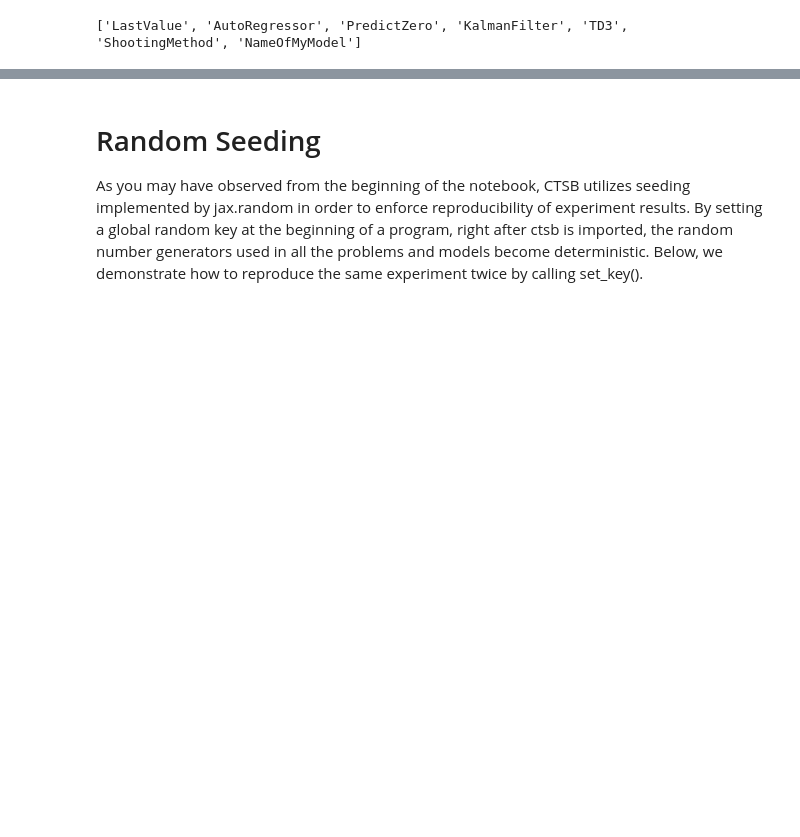
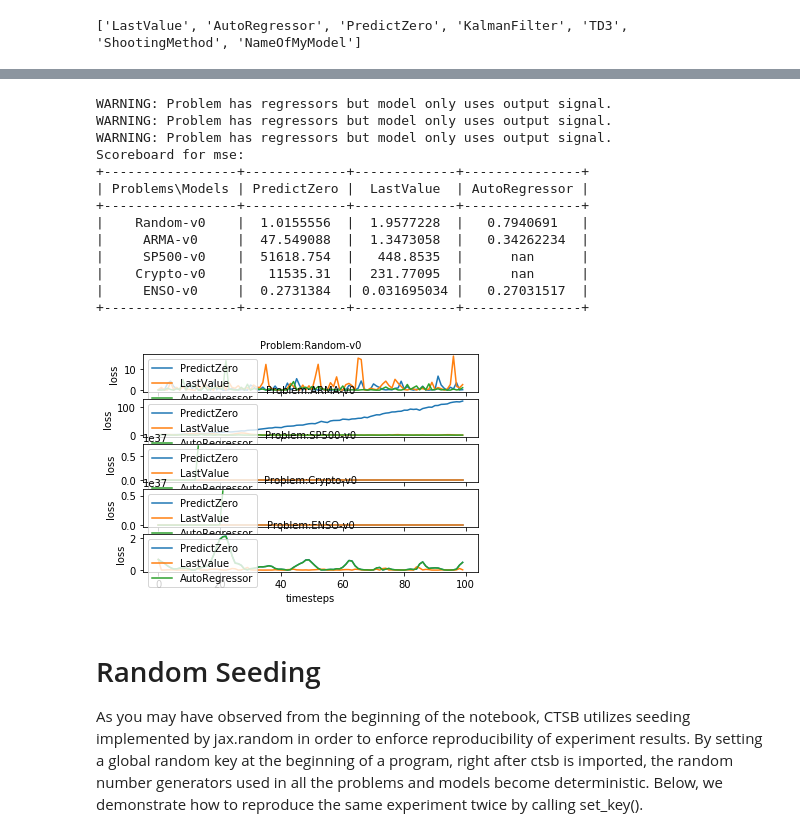
Before and after one commit to MinRegret/TigerControl, a Jupyter notebook: tutorials/notebooks/QuickStart.ipynb, the cells around one changed output, grey strips where cells are left out. Cells and saved outputs as stored; diff of their text form; code cells hidden in the pictures; blank space fills up the shorter version.

```diff
--- a/tutorials/notebooks/QuickStart.ipynb
+++ b/tutorials/notebooks/QuickStart.ipynb
@@ -182,22 +180,0 @@ The Experiment class should be thought of as a sort of engine that allows the au
-# %%
-from ctsb.utils.experiment import Experiment
-
-# test without problem_to_models
-steps = 100
-exp = Experiment()
-MSE = lambda y_true, y_pred: (y_true - y_pred)**2
-problem_to_params = {'ARMA-v0' : {'p':3, 'q':3},
-                      'SP500-v0' : {}}
-model_to_params = {'LastValue': {},
-                    'PredictZero': {}}
-exp.initialize(MSE, problem_to_params, model_to_params)
-exp.run_all_experiments(steps)
-exp.plot_all_problem_results()
-
-# test with problem_to_models
-exp = Experiment()
-problem_to_models = {'ARMA-v0' : ['LastValue'],
-                      'SP500-v0' : ['PredictZero']}
-exp.initialize(MSE, problem_to_params, model_to_params, problem_to_models)
-exp.run_all_experiments(steps)
-exp.plot_all_problem_results()
@@ -213,3 +184,32 @@ running experiment: <PredictZero Model> on <SP500 Problem>
+# %%
+import ctsb
+from ctsb.experiments import Experiment
+
+def test_new_experiment(steps=100, show=False):
+    exp = Experiment()
+    exp.initialize(problems = ['Random-v0', 'ARMA-v0', 'SP500-v0', 'Crypto-v0', 'ENSO-v0'], \
+        models =  ['PredictZero', 'LastValue', 'AutoRegressor'], use_precomputed = False, \
+        timesteps = steps, verbose = show, load_bar = show)
+    exp.run()
+    exp.scoreboard()
+    exp.graph()
+
+test_new_experiment()
+# %% [output]
+WARNING: Problem has regressors but model only uses output signal.
+WARNING: Problem has regressors but model only uses output signal.
+WARNING: Problem has regressors but model only uses output signal.
+Scoreboard for mse:
++-----------------+-------------+-------------+---------------+
+| Problems\Models | PredictZero |  LastValue  | AutoRegressor |
++-----------------+-------------+-------------+---------------+
+|    Random-v0    |  1.0155556  |  1.9577228  |   0.7940691   |
+|     ARMA-v0     |  47.549088  |  1.3473058  |   0.34262234  |
+|     SP500-v0    |  51618.754  |   448.8535  |      nan      |
+|    Crypto-v0    |   11535.31  |  231.77095  |      nan      |
+|     ENSO-v0     |  0.2731384  | 0.031695034 |   0.27031517  |
++-----------------+-------------+-------------+---------------+
+[figure, added]
 # %% [markdown]
 # Random Seeding
 As you may have observed from the beginning of the notebook, CTSB utilizes seeding implemented by jax.random in order to enforce reproducibility of experiment results. By setting a global random key at the beginning of a program, right after ctsb is imported, the random number generators used in all the problems and models become deterministic. Below, we demonstrate how to reproduce the same experiment twice by calling set_key().
```
Also changed, not shown: parts of 18 cells of this notebook.
